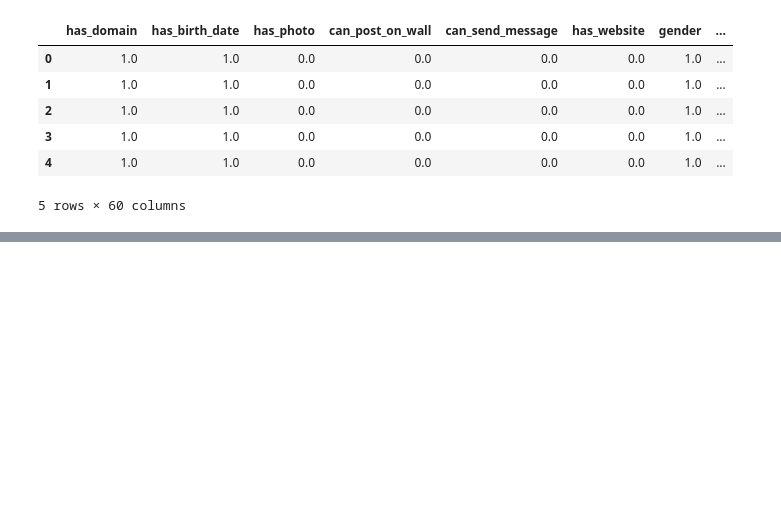
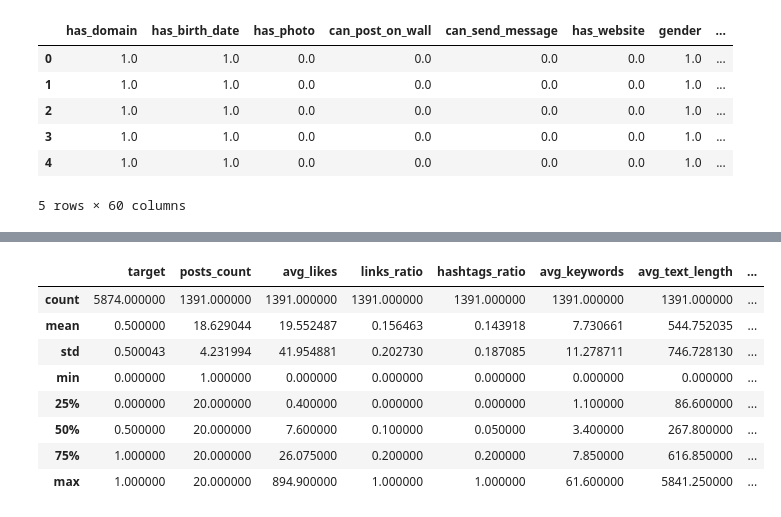
Before and after one commit to ruslynruslyn/DataEngineering, a Jupyter notebook: UsersBots.ipynb, the cells around one changed output, grey strips where cells are left out. Drawn from its saved outputs; the diff is of its cells as text; code cells hidden in the pictures; blank space fills up the shorter version.

```diff
--- a/UsersBots.ipynb
+++ b/UsersBots.ipynb
@@ -41,0 +82,12 @@ df.head()
+# %%
+df.describe()
+# %% [output]
+|  | target | posts_count | avg_likes | links_ratio | hashtags_ratio | avg_keywords | avg_text_length | ... |
+| count | 5874.000000 | 1391.000000 | 1391.000000 | 1391.000000 | 1391.000000 | 1391.000000 | 1391.000000 | ... |
+| mean | 0.500000 | 18.629044 | 19.552487 | 0.156463 | 0.143918 | 7.730661 | 544.752035 | ... |
+| std | 0.500043 | 4.231994 | 41.954881 | 0.202730 | 0.187085 | 11.278711 | 746.728130 | ... |
+| min | 0.000000 | 1.000000 | 0.000000 | 0.000000 | 0.000000 | 0.000000 | 0.000000 | ... |
+| 25% | 0.000000 | 20.000000 | 0.400000 | 0.000000 | 0.000000 | 1.100000 | 86.600000 | ... |
+| 50% | 0.500000 | 20.000000 | 7.600000 | 0.100000 | 0.050000 | 3.400000 | 267.800000 | ... |
+| 75% | 1.000000 | 20.000000 | 26.075000 | 0.200000 | 0.200000 | 7.850000 | 616.850000 | ... |
+| max | 1.000000 | 20.000000 | 894.900000 | 1.000000 | 1.000000 | 61.600000 | 5841.250000 | ... |
```
Also changed, not shown: parts of 15 cells of this notebook.
